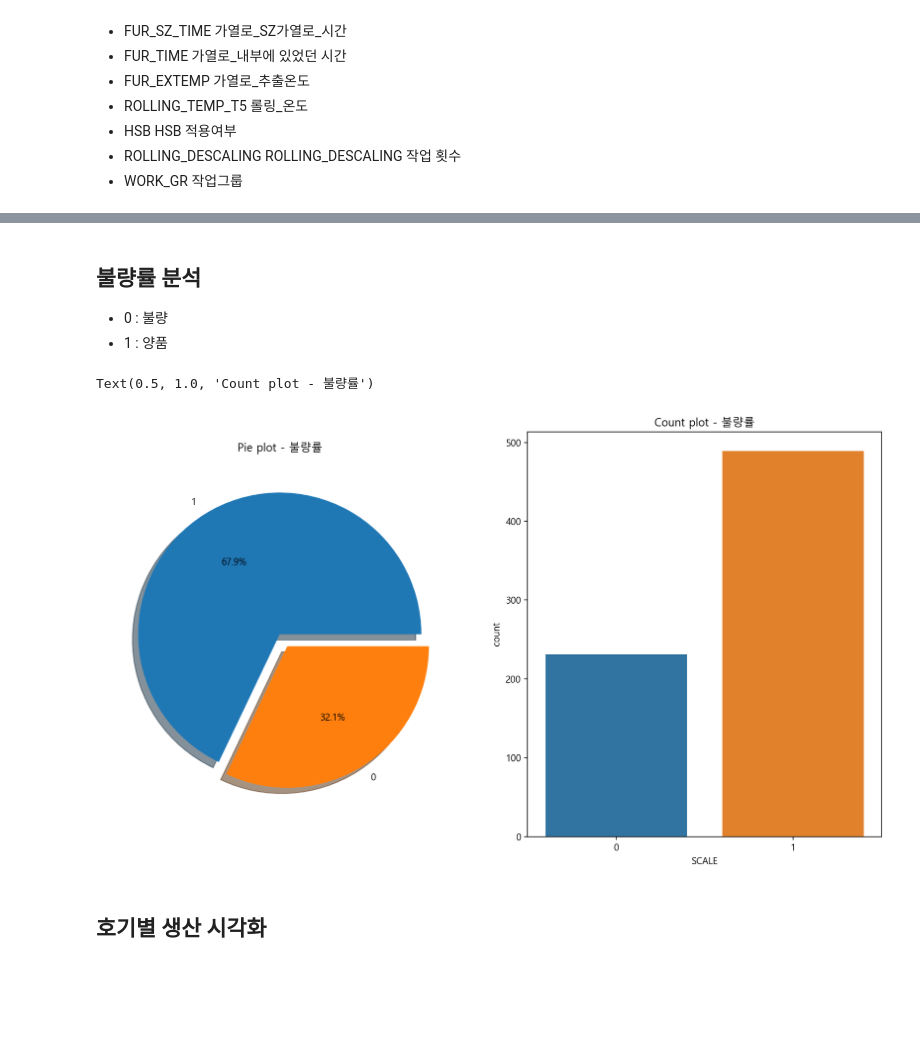
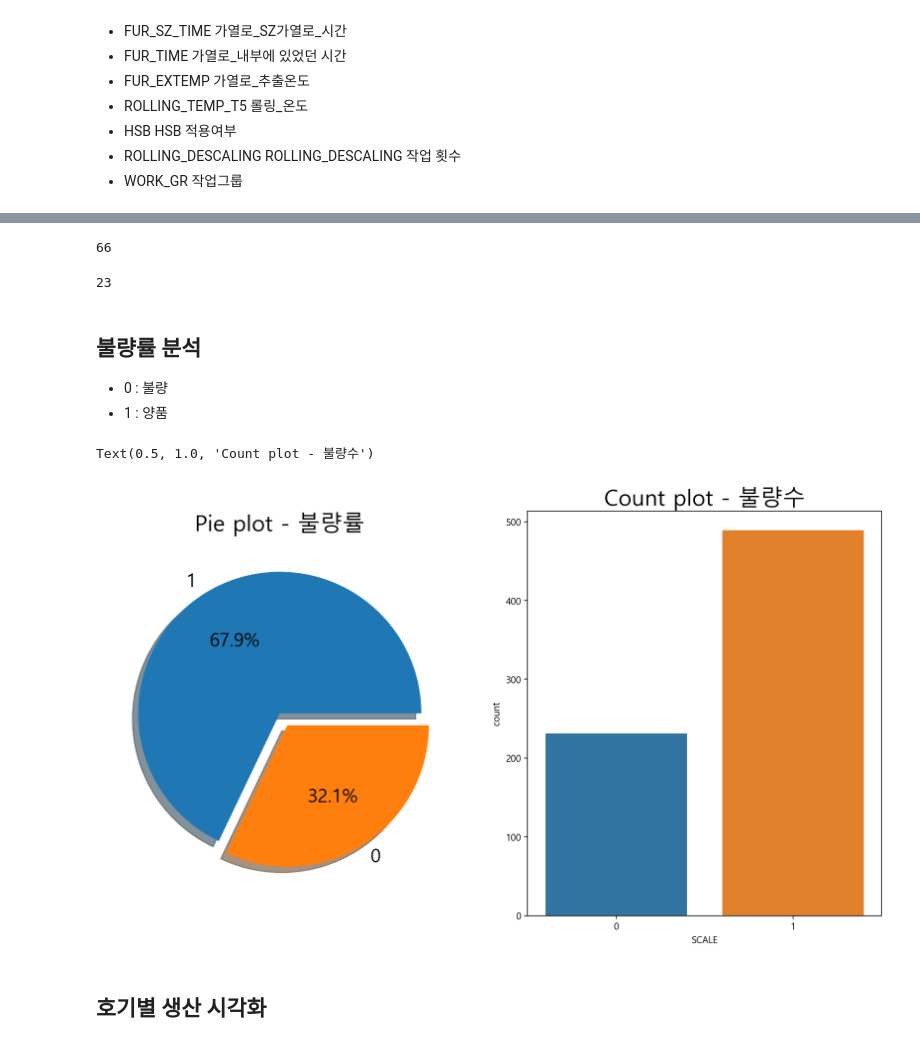
Before and after one commit to ManuSong/First-Project-8, a Jupyter notebook: 8조_프젝.ipynb, the cells around one changed output, grey strips where cells are left out. Drawn from its saved outputs; the diff is of its cells as text; code cells hidden in the pictures; blank space fills up the shorter version.

```diff
--- a/8조_프젝.ipynb
+++ b/8조_프젝.ipynb
@@ -51,18 +62,33 @@ df.head()
+# %%
+df['SPEC'].nunique()
+# %% [output]
+66
+# %%
+df['SPEC_SIZE'].nunique()
+# %% [output]
+23
 # %% [markdown]
 ## 불량률 분석
 - 0 : 불량
 - 1 : 양품
 # %%
+## 문제점 제기 할 때 사용.
+
 fig, ax = plt.subplots(1, 2, figsize=(15, 8))
+plt.rc('font', size=20)
+# 폰트크기
 
 df['SCALE'].value_counts().plot.pie(explode=[0, 0.1], autopct='%1.1f%%', ax = ax[0], shadow=True)
 ax[0].set_title('Pie plot - 불량률')
 ax[0].set_ylabel('')
 sns.countplot( data=df, x = 'SCALE', ax=ax[1])
-ax[1].set_title('Count plot - 불량률')
+ax[1].set_title('Count plot - 불량수')
+
+# 32% 이상
+# 불량을 줄여야 된다. 어떤게 영향을 미칠지
 # %% [output]
-Text(0.5, 1.0, 'Count plot - 불량률')
+Text(0.5, 1.0, 'Count plot - 불량수')
-[figure, old version]
+[figure, new version]
 # %% [markdown]
 ## 호기별 생산 시각화
 # %%
```
Also changed, not shown: parts of 55 cells of this notebook, 1 other file.
